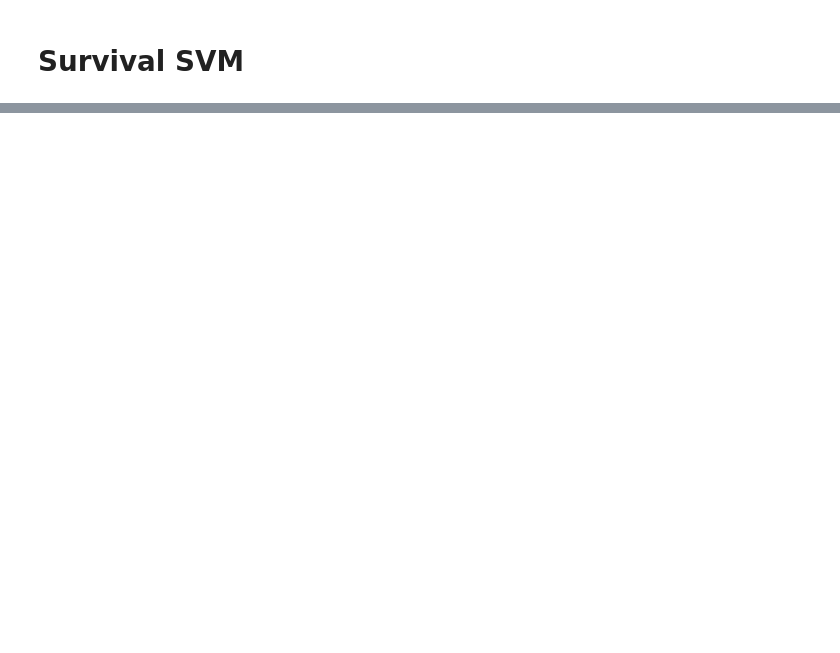
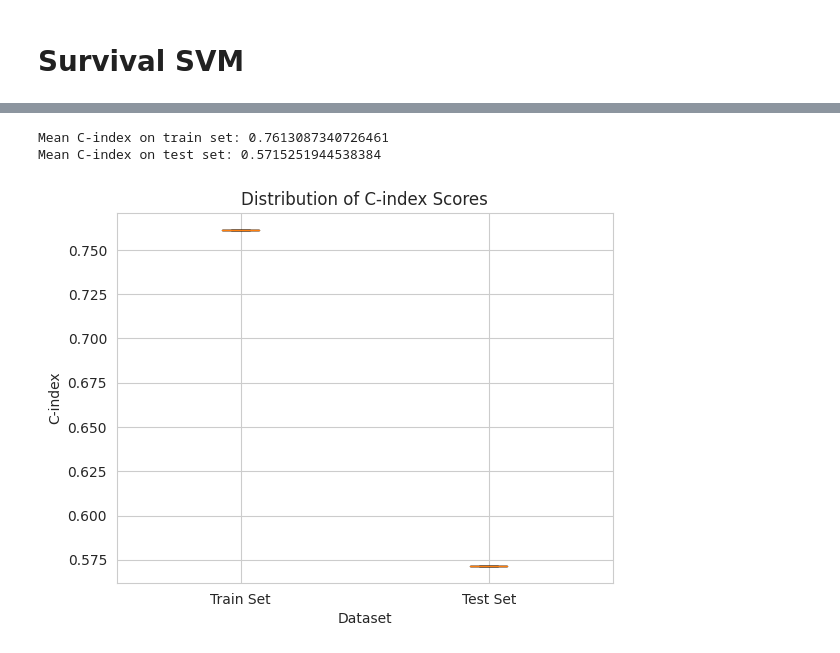
Before and after one commit to ZiyuWang1121/Investigating-machine-learning-methods-for-survival-prediction, a Jupyter notebook: Survival_SVM.ipynb, the cells around one changed output, grey strips where cells are left out. Drawn from its saved outputs; the diff is of its cells as text; code cells hidden in the pictures; blank space fills up the shorter version.

```diff
--- a/Survival_SVM.ipynb
+++ b/Survival_SVM.ipynb
@@ -36,7 +81,7 @@ estimator = FastSurvivalSVM(rank_ratio=0.0, max_iter=1000, tol=1e-5, random_stat
 # %%
 def score_survival_model(model, X, y):
     prediction = model.predict(X)
-    result = concordance_index_censored(y["Status"], y["Survival_in_days"], -prediction)
+    result = concordance_index_censored(y["status"], y["time"], -prediction)
     return result[0]
 # %%
 param_grid = {"alpha": 2.0 ** np.arange(-12, 13, 2)}
@@ -125,19 +136,0 @@ print("C-index on test set:", round(test_cindex[0], 3))
-# %%
-# reference estimator (regression) and result
-
-ref_estimator = FastSurvivalSVM(rank_ratio=0.0, max_iter=1000, tol=1e-5, random_state=42)
-ref_estimator.fit(x_train, y_train)
-
-cindex = concordance_index_censored(
-    y_train["Status"],
-    y_train["Survival_in_days"],
-    -ref_estimator.predict(x_train),  # flip sign to obtain risk scores
-)
-print("C-index (train):", round(cindex[0], 3))
-
-cindex = concordance_index_censored(
-    y_test["Status"],
-    y_test["Survival_in_days"],
-    -ref_estimator.predict(x_test),  # flip sign to obtain risk scores
-)
-print("C-index (test):", round(cindex[0], 3))
@@ -146,0 +137,32 @@ print(np.round(pred, 3))
+# %%
+train_cindex_scores = []
+test_cindex_scores = []
+
+for _ in range(20):
+    estimator.set_params(**gcv.best_params_)
+    estimator.fit(x_train, y_train)
+
+    # Evaluate the model on the train set
+    train_pred = estimator.predict(x_train)
+    train_cindex = concordance_index_censored(y_train["status"], y_train["time"], -train_pred)
+    train_cindex_scores.append(train_cindex[0])
+
+    # Evaluate the model on the test set
+    test_pred = estimator.predict(x_test)
+    test_cindex = concordance_index_censored(y_test["status"], y_test["time"], -test_pred)
+    test_cindex_scores.append(test_cindex[0])
+# %%
+print("Mean C-index on train set:", np.mean(train_cindex_scores))
+print("Mean C-index on test set:", np.mean(test_cindex_scores))
+# %% [output]
+Mean C-index on train set: 0.7613087340726461
+Mean C-index on test set: 0.5715251944538384
+# %%
+# Create boxplot
+plt.boxplot([train_cindex_scores, test_cindex_scores], labels=['Train Set', 'Test Set'])
+plt.xlabel('Dataset')
+plt.ylabel('C-index')
+plt.title('Distribution of C-index Scores')
+plt.show()
+# %% [output]
+[figure, added]
```
Also changed, not shown: parts of 16 cells of this notebook.
